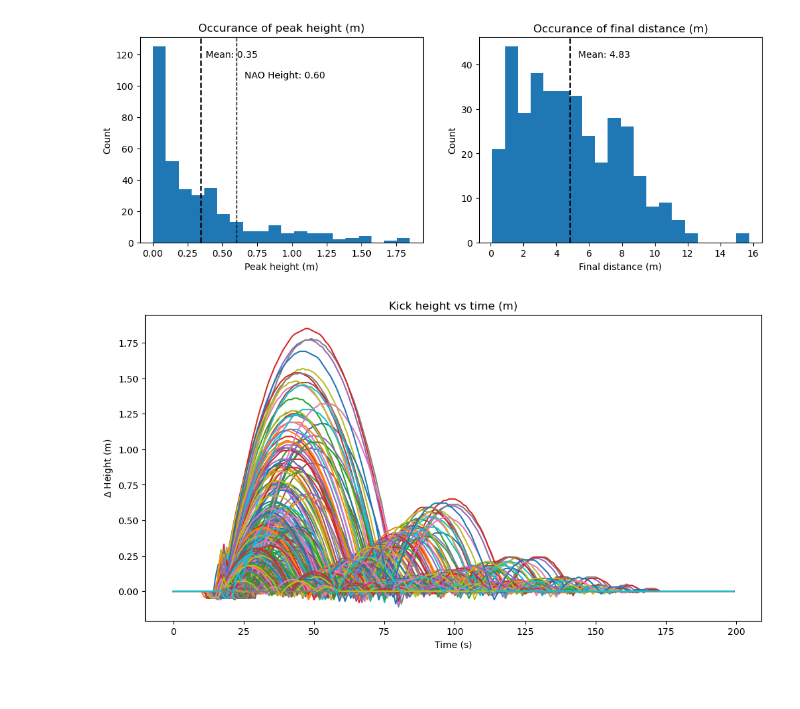
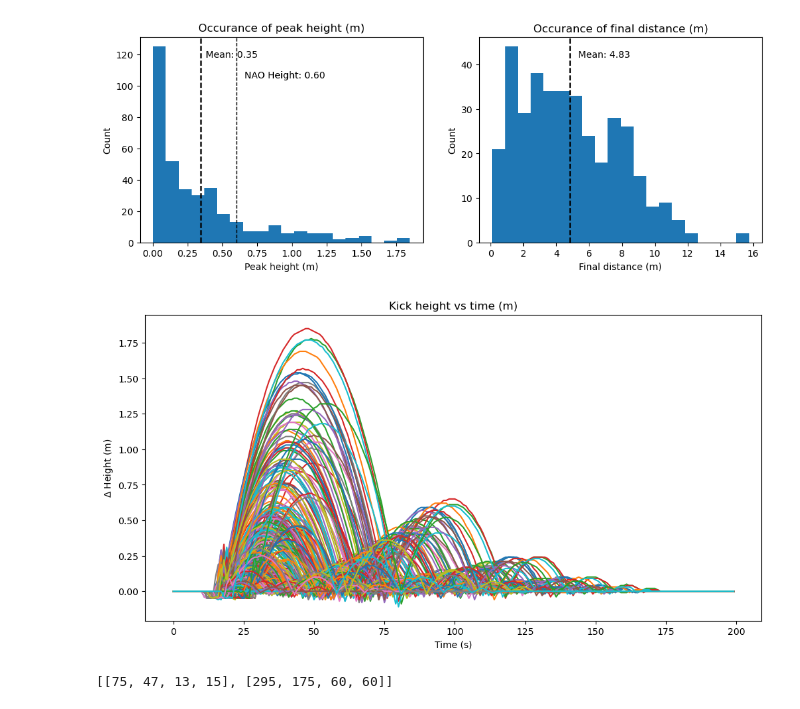
Before and after one commit to 262882/msc_trackdata_wrangling, a Jupyter notebook: notebook/tracking_stats.ipynb, the cells around one changed output. Saved outputs shown, nothing was run; the diff lists cells and outputs as text; code cells hidden in the pictures.

```diff
--- a/notebook/tracking_stats.ipynb
+++ b/notebook/tracking_stats.ipynb
@@ -11,6 +20,6 @@ data_list = glob.glob(os.path.join('../tracking_dataset_v01-01/', "*.json"))
 # %%
 kick_list = []
-for data_item in data_list:
+for data_item in full_list:
 
     with open(data_item, 'r') as input_file:
         track_dict = json.load(input_file)
@@ -26,11 +35,3 @@ for data_item in data_list:
     kick_list.append(kick_data)
 # %% [markdown]
 ## Process dataset
-# %%
-kick_heights = []
-kick_dists = []
-for kick in kick_list:
-    kick_heights.append(np.max(kick[...,-1]))
-    kick_dists.append(np.linalg.norm([kick[-1,1], kick[-1,1]], axis=0))
-kick_heights = np.array(kick_heights)
-kick_dists = np.array(kick_dists)
@@ -38,0 +46,27 @@ kick_dists = np.array(kick_dists)
+# %%
+kick_heights = []
+kick_dists = []
+time_steps = [0,0,0,0]
+kick_type = {'Ground':[0,0,0,0], 'Loft':[0,0,0,0]}
+
+GROUND_THRES = 0.04
+
+for count, kick in enumerate(kick_list):
+    subset = 1 + count//list_counts[1] + count//(list_counts[1]+list_counts[2])
+
+    kick_height = np.max(kick[...,-1])
+    kick_heights.append(kick_height)
+    kick_dists.append(np.linalg.norm([kick[-1,1], kick[-1,1]], axis=0))
+    time_steps[0] = time_steps[0] + kick.shape[0]
+    time_steps[subset] = time_steps[subset] + kick.shape[0]
+
+    if kick_height < GROUND_THRES:
+        kick_type["Ground"][0] = kick_type["Ground"][0] + 1
+        kick_type["Ground"][subset] = kick_type["Ground"][subset] + 1
+
+    else:
+        kick_type["Loft"][0] = kick_type["Loft"][0] + 1
+        kick_type["Loft"][subset] = kick_type["Loft"][subset] + 1
+
+kick_heights = np.array(kick_heights)
+kick_dists = np.array(kick_dists)
@@ -65,12 +104,12 @@ plt.show()
 # %%
 #plt.rcParams["axes.prop_cycle"] = plt.cycler("color", plt.cm.Blues(np.linspace(0,1, len(kick_list))))
 fig,ax = plt.subplots(nrows=1, ncols=1, figsize=(12,6), sharey=False)
-for kick in kick_list:
+for kick in kick_list[:]:
     ax.plot(kick[:200,-1])
 ax.set_title("Kick height vs time (m)")
 ax.set_xlabel("Time (s)")
 ax.set_ylabel("$\Delta$ Height (m)")
 
 plt.show()
 # %% [output]
-[figure, old version]
+[figure, new version]
@@ -76,0 +125,4 @@ plt.show()
+# %%
+type_vals
+# %% [output]
+[[75, 47, 13, 15], [295, 175, 60, 60]]
```
Also changed, not shown: parts of 11 cells of this notebook.
